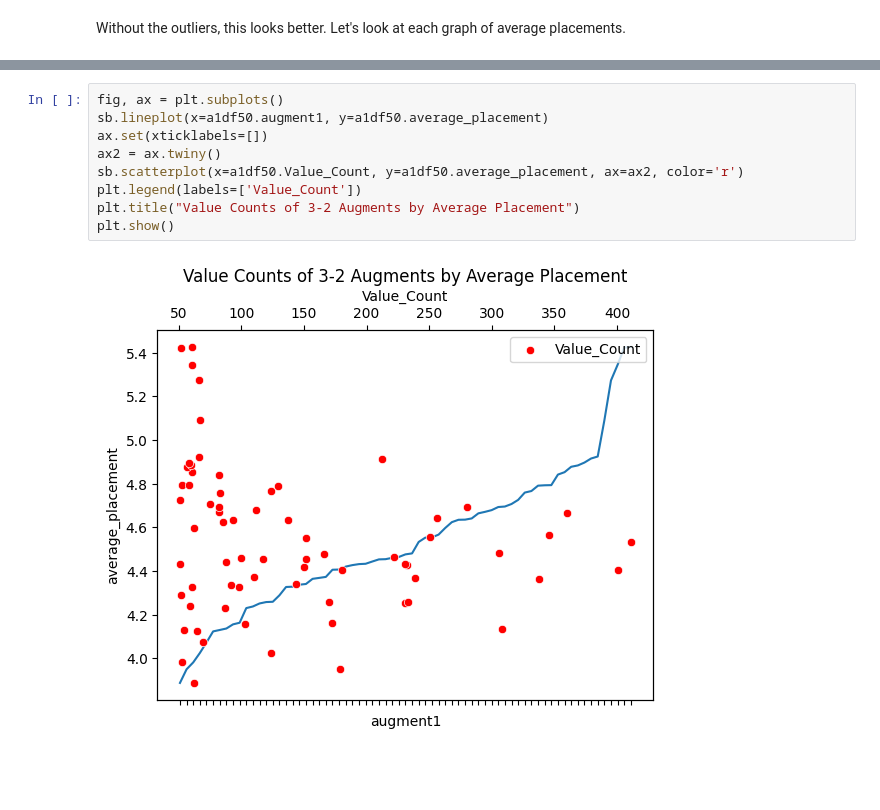
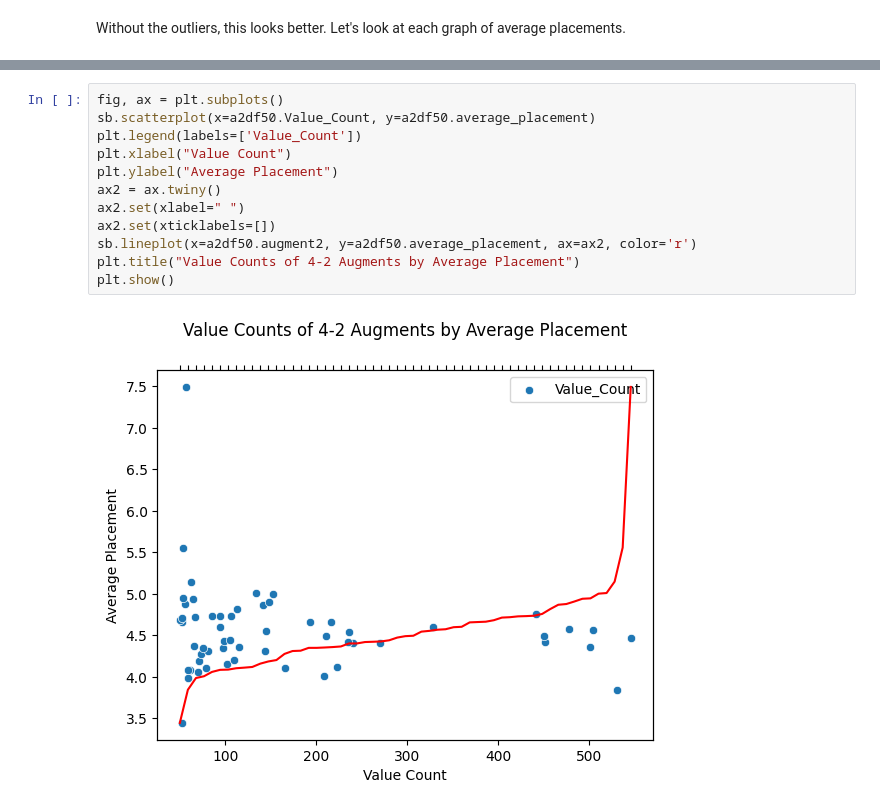
Before and after one commit to Skahan93/Skahan93.github.io, a Jupyter notebook: index.ipynb, the cells around one changed output, grey strips where cells are left out. Saved outputs shown, nothing was run; the diff lists cells and outputs as text; blank space fills up the shorter version.

```diff
--- a/index.ipynb
+++ b/index.ipynb
@@ -385,11 +475,14 @@ plt.show()
 # %%
 fig, ax = plt.subplots()
-sb.lineplot(x=a1df50.augment1, y=a1df50.average_placement)
-ax.set(xticklabels=[])
+sb.scatterplot(x=a2df50.Value_Count, y=a2df50.average_placement)
+plt.legend(labels=['Value_Count'])
+plt.xlabel("Value Count")
+plt.ylabel("Average Placement")
 ax2 = ax.twiny()
-sb.scatterplot(x=a1df50.Value_Count, y=a1df50.average_placement, ax=ax2, color='r')
-plt.legend(labels=['Value_Count'])
-plt.title("Value Counts of 3-2 Augments by Average Placement")
+ax2.set(xlabel=" ")
+ax2.set(xticklabels=[])
+sb.lineplot(x=a2df50.augment2, y=a2df50.average_placement, ax=ax2, color='r')
+plt.title("Value Counts of 4-2 Augments by Average Placement")
 plt.show()
 # %% [output]
-[figure, old version]
+[figure, new version]
```
Also changed, not shown: parts of 19 cells of this notebook, 1 other file.
